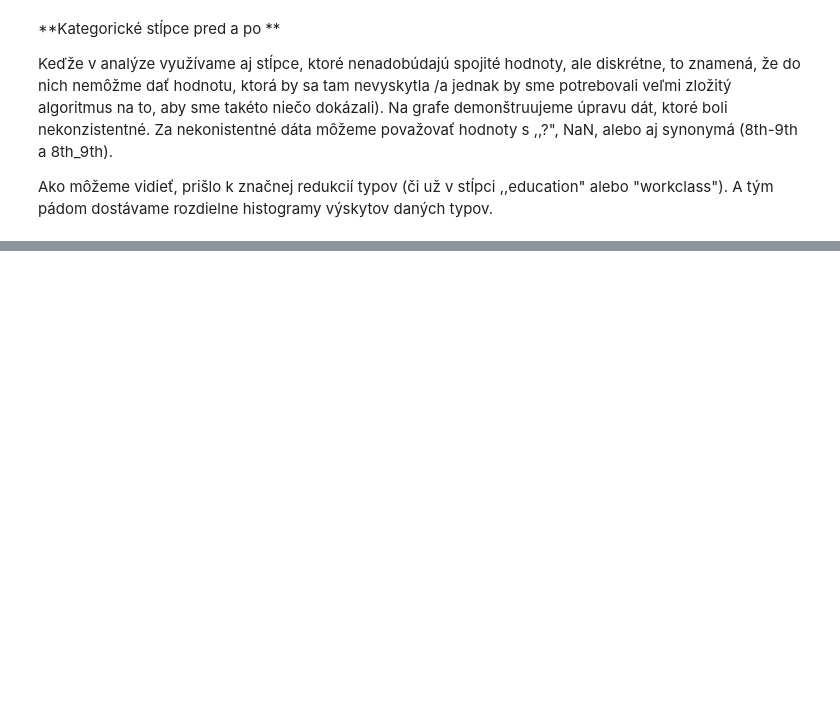
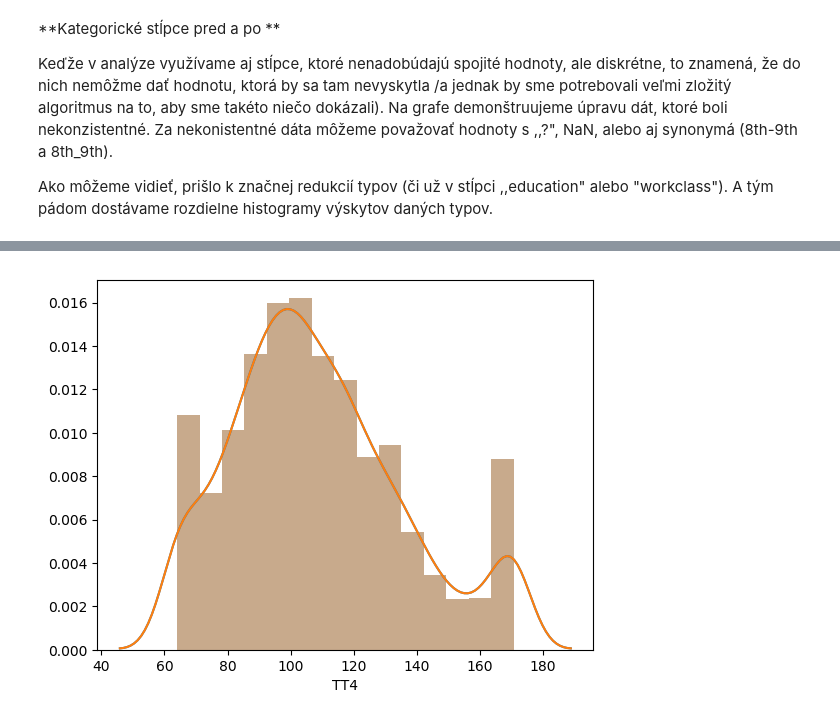
Before and after one commit to zuhi6/IAU-Projekt, a Jupyter notebook: Projekt_2_faza.ipynb, the cells around one changed output, grey strips where cells are left out. Drawn from its saved outputs; the diff is of its cells as text; code cells hidden in the pictures; blank space fills up the shorter version.

```diff
--- a/Projekt_2_faza.ipynb
+++ b/Projekt_2_faza.ipynb
@@ -377,6 +380,7 @@ pip = Pipeline([
     ('categorical',CategoricalTransformer(categorical_columns)),
     ('replacer',ReplacerTransformer(replace_info))
 ])
+merged = pd.DataFrame()
 model = pip.fit(merged)
 merged = pip.transform(merged)
 # %%
@@ -588,0 +611,5 @@ for col in x:
+# %%
+sns.distplot(merged["TT4"],bins=15)
+plt.show()
+# %% [output]
+[figure, added]
```
Also changed, not shown: parts of 8 cells of this notebook.
